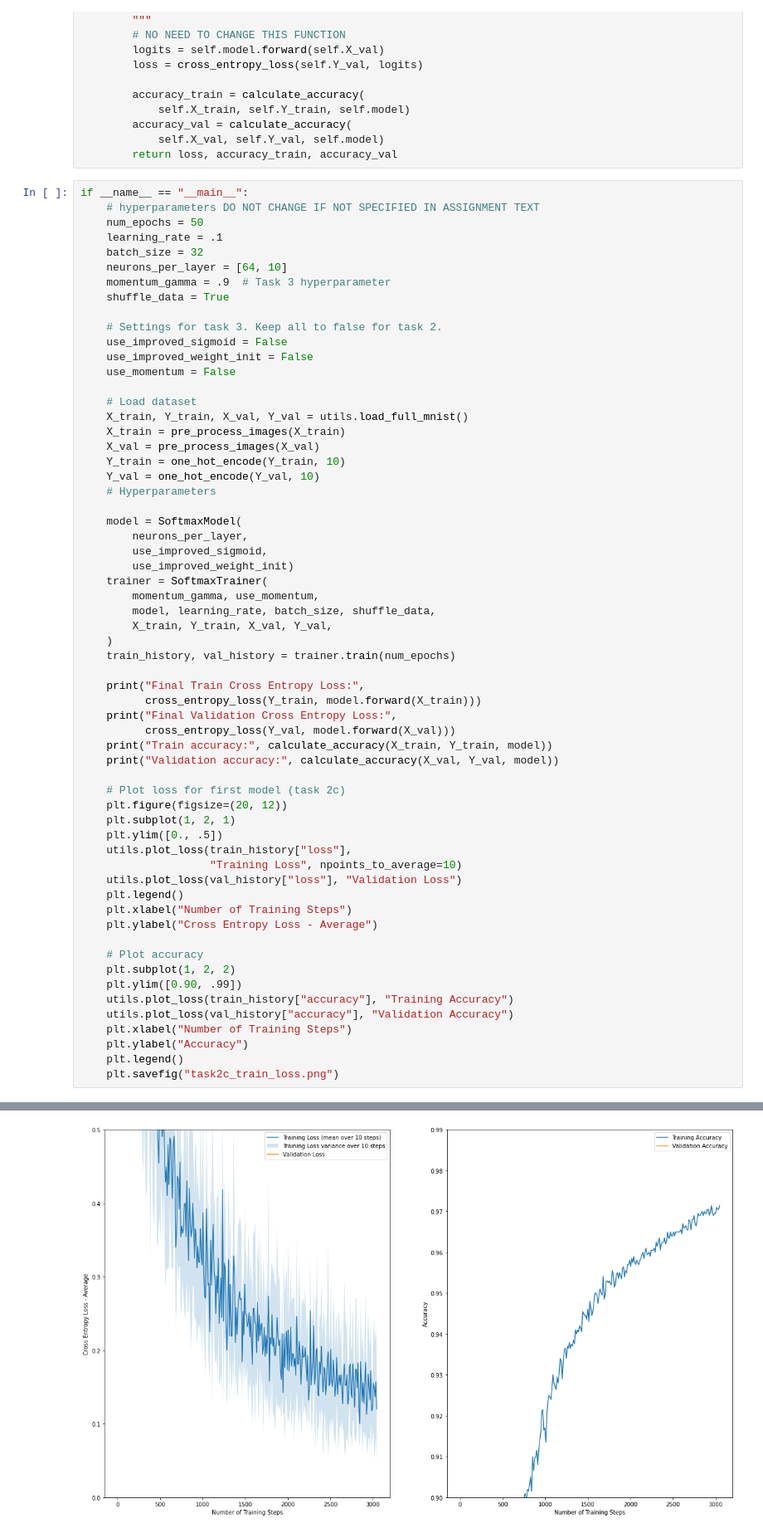
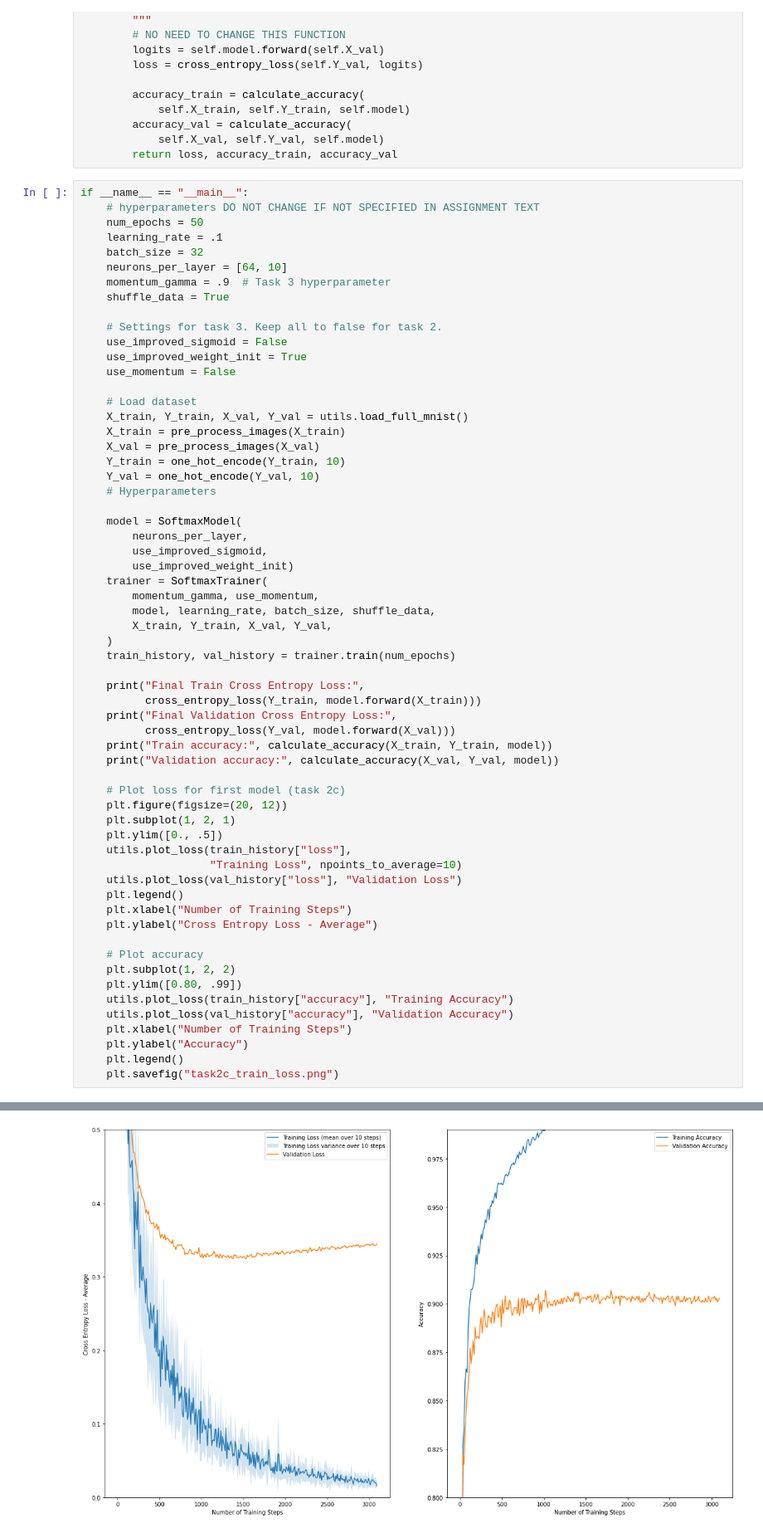
Before and after one commit to Lauvsnes1/TDT4265-Computer-Vision-and-Deep-Learning, a Jupyter notebook: assignment2/task2.ipynb, the cells around one changed output, grey strips where cells are left out. Shown at 83% size. Cells and saved outputs as stored; diff of their text form.

```diff
--- a/assignment2/task2.ipynb
+++ b/assignment2/task2.ipynb
@@ -98,7 +98,7 @@ if __name__ == "__main__":
 
     # Settings for task 3. Keep all to false for task 2.
     use_improved_sigmoid = False
-    use_improved_weight_init = False
+    use_improved_weight_init = True
     use_momentum = False
 
     # Load dataset
@@ -140,7 +140,7 @@ if __name__ == "__main__":
 
     # Plot accuracy
     plt.subplot(1, 2, 2)
-    plt.ylim([0.90, .99])
+    plt.ylim([0.80, .99])
     utils.plot_loss(train_history["accuracy"], "Training Accuracy")
     utils.plot_loss(val_history["accuracy"], "Validation Accuracy")
     plt.xlabel("Number of Training Steps")
@@ -163,4 +163,4 @@ Validation accuracy: 0.799
-[figure, old version]
+[figure, new version]
 # %% [markdown]
 <a style='text-decoration:none;line-height:16px;display:flex;color:#5B5B62;padding:10px;justify-content:end;' href='https://deepnote.com?utm_source=created-in-deepnote-cell&projectId=fc7fa119-6ed4-4d50-aa34-54bc46270896' target="_blank">
 <img alt='Created in deepnote.com' style='display:inline;max-height:16px;margin:0px;margin-right:7.5px;' src='embedded-picture-1' > </img>
```
Also changed, not shown: parts of 1 cell of this notebook, 5 other files.
